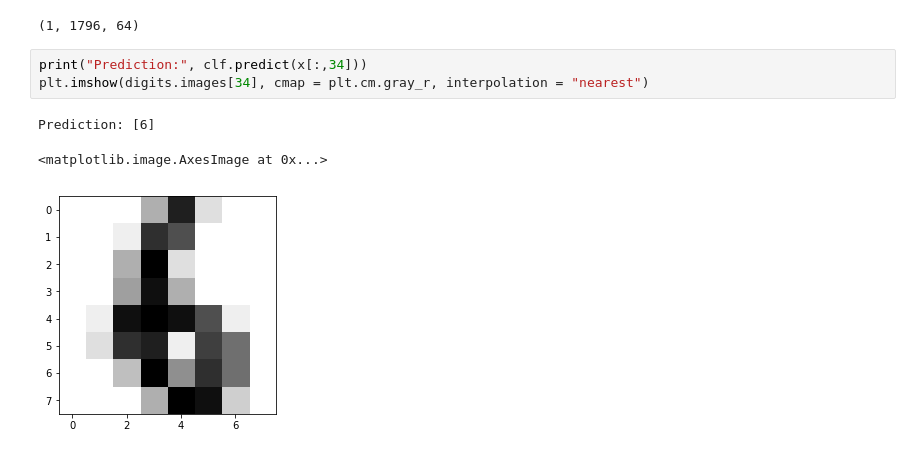
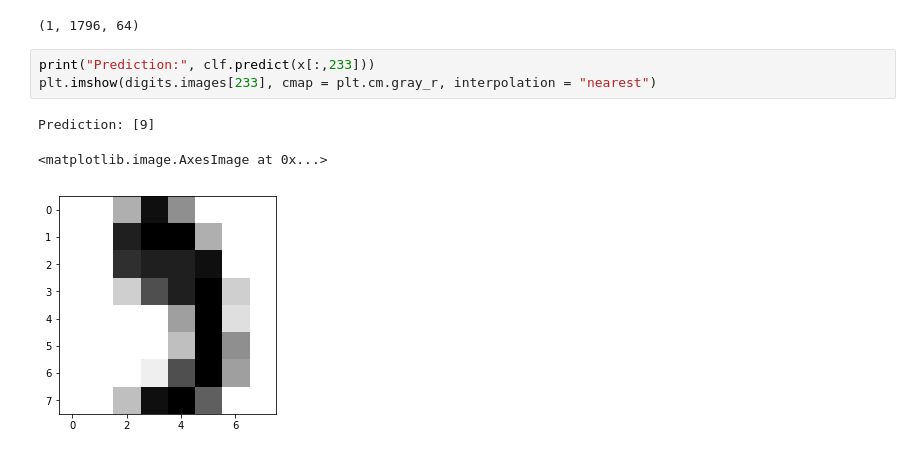
Before and after one commit to klam28/ML, a Jupyter notebook: Digits Data Prediction.ipynb, the cells around one changed output. Drawn from its saved outputs; the diff is of its cells as text.

```diff
--- a/Digits Data Prediction.ipynb
+++ b/Digits Data Prediction.ipynb
@@ -35,12 +35,12 @@ x.shape
 # %% [output]
 (1, 1796, 64)
 # %%
-print("Prediction:", clf.predict(x[:,34]))
-plt.imshow(digits.images[34], cmap = plt.cm.gray_r, interpolation = "nearest")
+print("Prediction:", clf.predict(x[:,233]))
+plt.imshow(digits.images[233], cmap = plt.cm.gray_r, interpolation = "nearest")
 # %% [output]
-Prediction: [6]
+Prediction: [9]
 <matplotlib.image.AxesImage at 0x...>
-[figure, old version]
+[figure, new version]
 # %%
 print(x[:,1])
 # %% [output]
```
Also changed, not shown: parts of 1 cell of this notebook, 5 other files.
